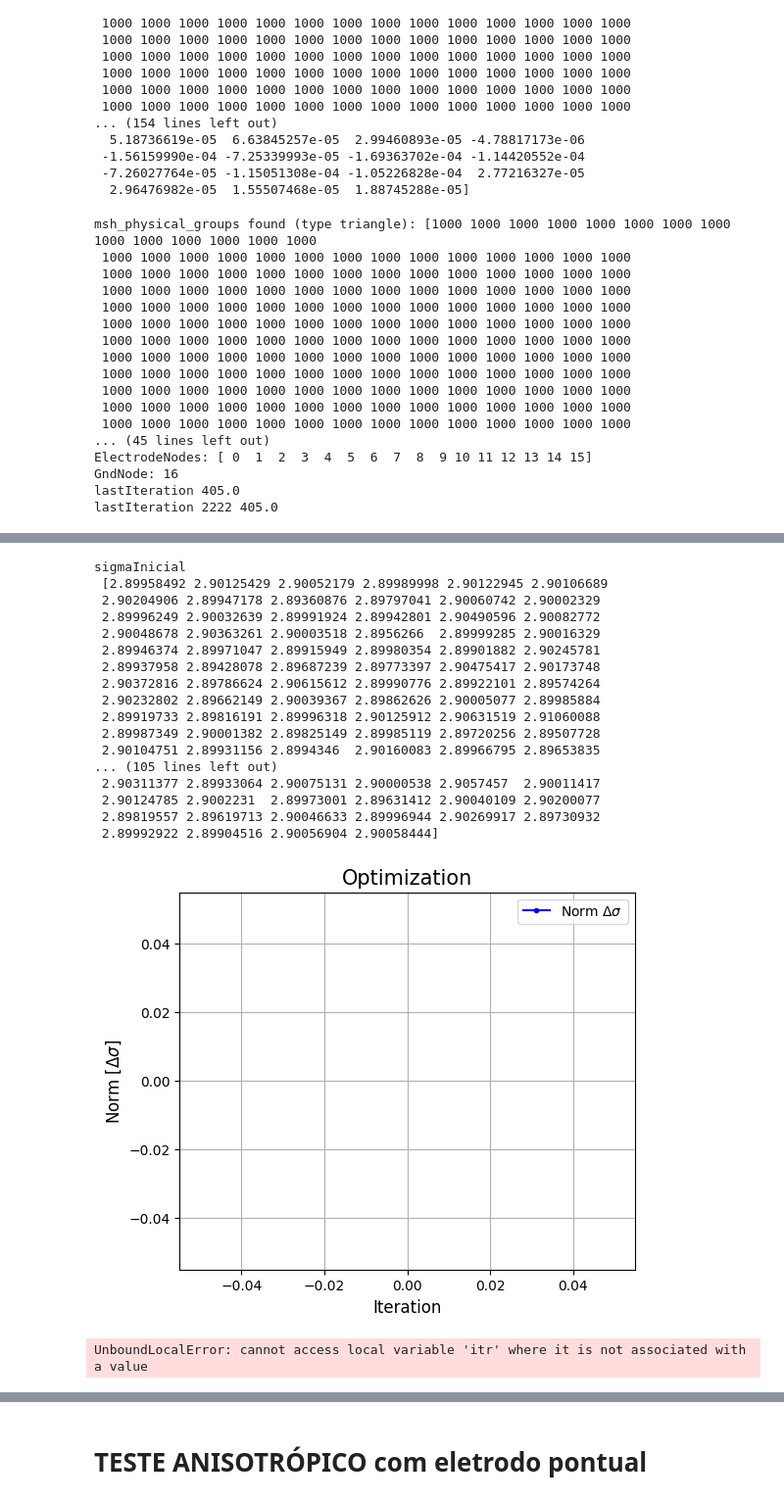
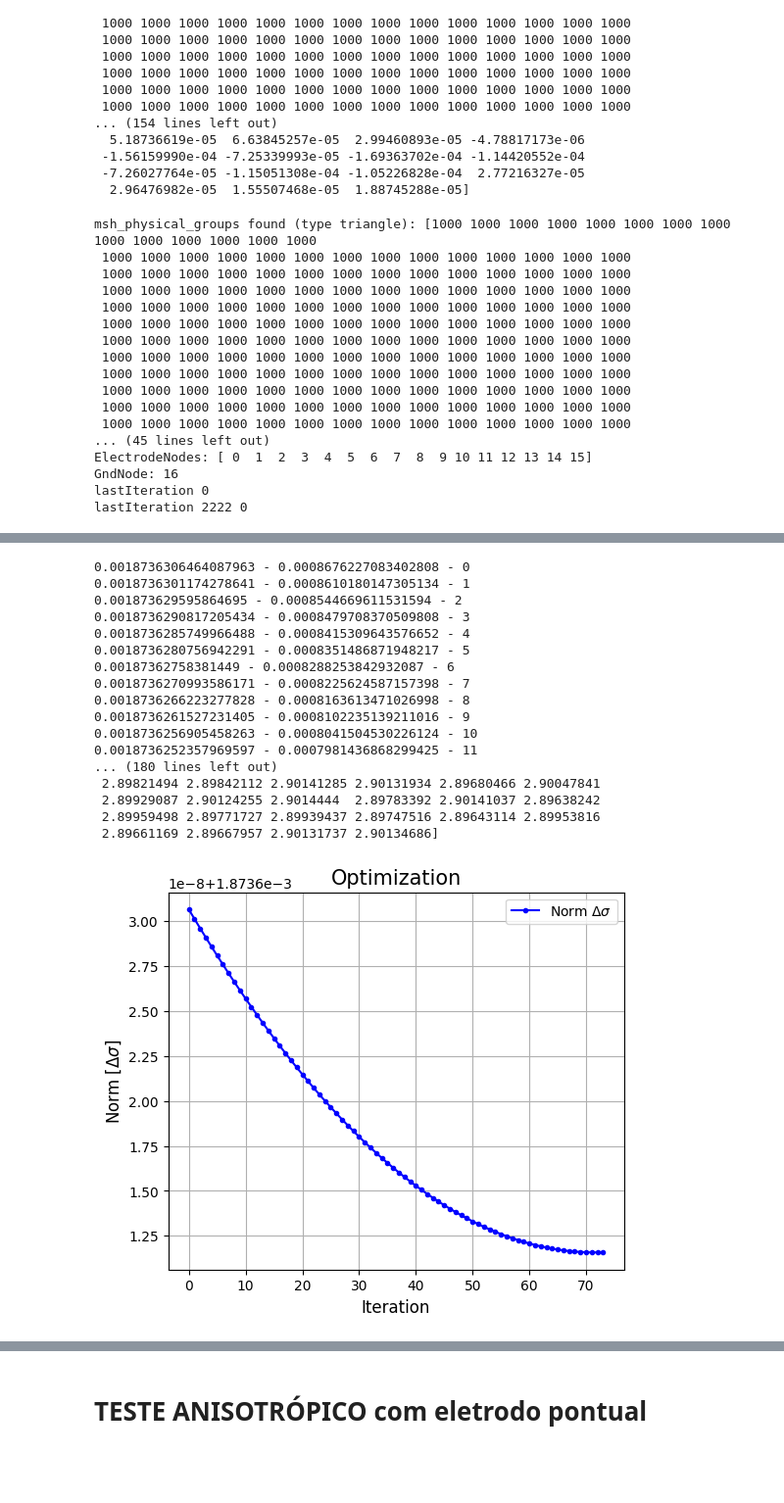
Before and after one commit to rodgraneiro/EIT_2D, a Jupyter notebook: exemplos/biblioteca_Edson/exemplos_biblioteca_Edson.ipynb, the cells around one changed output, grey strips where cells are left out. Shown at 98% size. Saved outputs shown, nothing was run; the diff lists cells and outputs as text; code cells hidden in the pictures; blank space fills up the shorter version.

```diff
--- a/exemplos/biblioteca_Edson/exemplos_biblioteca_Edson.ipynb
+++ b/exemplos/biblioteca_Edson/exemplos_biblioteca_Edson.ipynb
@@ -389,54 +389,53 @@ fwd = forwardProblem.forward_problem(MinhaMalhaBase16, Pcorrente=None, SkipPatte
 #print(f"KGeo: \n{MinhaMalhaBase16.Elements[2].KGeo}")
 #sigma_inicial = np.full(MinhaMalhaPto2.NumberOfElements, 1.0)          # Monta vetor sigma inicial
 #Pcorrente = np.loadtxt("padrao128CC_257b.txt")
-iteration= np.loadtxt("lastIteration.txt")
-#iteration =0
+#iteration= np.loadtxt("lastIteration.txt")
+iteration =0
 print(f'lastIteration {iteration}')
 
 
 sigma_inicial_cont = np.loadtxt("sigma_inicial_cont.txt")
 invProblem_2D = inverseProblem_2D.inverse_problem(MinhaMalhaBase16, Pcorrente=fwd.corrente)
 
 #invProblem_2D.solve(V_measured,initialEstimate=2.9, alpha =0.010,  Lambda = 0.5, max_iter=2, Tol=1.0e-20, iteration=iteration)
-invProblem_2D.solve(V_measured,initialEstimate=sigma_inicial_cont, alpha =0.0010,  Lambda = 1.0e-3, max_iter=50, Tol=1.0e-20, iteration=iteration)
+invProblem_2D.solve(V_measured,initialEstimate=2.9, alpha =0.010,  Lambda = 1.0e-3, max_iter=200, Tol=1.0e-20, iteration=iteration)
 #print('Y_jacobian',invProblem.Y_jacobian)
 # %% [output]
 msh_physical_groups found (type triangle): [1000 1000 1000 1000 1000 1000 1000 1000 1000 1000 1000 1000 1000 1000
  1000 1000 1000 1000 1000 1000 1000 1000 1000 1000 1000 1000 1000 1000
  1000 1000 1000 1000 1000 1000 1000 1000 1000 1000 1000 1000 1000 1000
  1000 1000 1000 1000 1000 1000 1000 1000 1000 1000 1000 1000 1000 1000
  1000 1000 1000 1000 1000 1000 1000 1000 1000 1000 1000 1000 1000 1000
  1000 1000 1000 1000 1000 1000 1000 1000 1000 1000 1000 1000 1000 1000
  1000 1000 1000 1000 1000 1000 1000 1000 1000 1000 1000 1000 1000 1000
  1000 1000 1000 1000 1000 1000 1000 1000 1000 1000 1000 1000 1000 1000
  1000 1000 1000 1000 1000 1000 1000 1000 1000 1000 1000 1000 1000 1000
  1000 1000 1000 1000 1000 1000 1000 1000 1000 1000 1000 1000 1000 1000
  1000 1000 1000 1000 1000 1000 1000 1000 1000 1000 1000 1000 1000 1000
  1000 1000 1000 1000 1000 1000 1000 1000 1000 1000 1000 1000 1000 1000
 ... (45 lines left out)
 ElectrodeNodes: [ 0  1  2  3  4  5  6  7  8  9 10 11 12 13 14 15]
 GndNode: 16
-lastIteration 405.0
-lastIteration 2222 405.0
+lastIteration 0
+lastIteration 2222 0
 [figure]
 [figure]
 [figure]
-sigmaInicial
- [2.89958492 2.90125429 2.90052179 2.89989998 2.90122945 2.90106689
- 2.90204906 2.89947178 2.89360876 2.89797041 2.90060742 2.90002329
- 2.89996249 2.90032639 2.89991924 2.89942801 2.90490596 2.90082772
- 2.90048678 2.90363261 2.90003518 2.8956266  2.89999285 2.90016329
- 2.89946374 2.89971047 2.89915949 2.89980354 2.89901882 2.90245781
- 2.89937958 2.89428078 2.89687239 2.89773397 2.90475417 2.90173748
- 2.90372816 2.89786624 2.90615612 2.89990776 2.89922101 2.89574264
- 2.90232802 2.89662149 2.90039367 2.89862626 2.90005077 2.89985884
- 2.89919733 2.89816191 2.89996318 2.90125912 2.90631519 2.91060088
- 2.89987349 2.90001382 2.89825149 2.89985119 2.89720256 2.89507728
- 2.90104751 2.89931156 2.8994346  2.90160083 2.89966795 2.89653835
-... (105 lines left out)
- 2.90311377 2.89933064 2.90075131 2.90000538 2.9057457  2.90011417
- 2.90124785 2.9002231  2.89973001 2.89631412 2.90040109 2.90200077
- 2.89819557 2.89619713 2.90046633 2.89996944 2.90269917 2.89730932
- 2.89992922 2.89904516 2.90056904 2.90058444]
+0.0018736306464087963 - 0.0008676227083402808 - 0
+0.0018736301174278641 - 0.0008610180147305134 - 1
+0.001873629595864695 - 0.0008544669611531594 - 2
+0.0018736290817205434 - 0.0008479708370509808 - 3
+0.0018736285749966488 - 0.0008415309643576652 - 4
+0.0018736280756942291 - 0.0008351486871948217 - 5
+0.00187362758381449 - 0.0008288253842932087 - 6
+0.0018736270993586171 - 0.0008225624587157398 - 7
+0.0018736266223277828 - 0.0008163613471026998 - 8
+0.0018736261527231405 - 0.0008102235139211016 - 9
+0.0018736256905458263 - 0.0008041504530226124 - 10
+0.0018736252357969597 - 0.0007981436868299425 - 11
+... (180 lines left out)
+ 2.89821494 2.89842112 2.90141285 2.90131934 2.89680466 2.90047841
+ 2.89929087 2.90124255 2.9014444  2.89783392 2.90141037 2.89638242
+ 2.89959498 2.89771727 2.89939437 2.89747516 2.89643114 2.89953816
+ 2.89661169 2.89667957 2.90131737 2.90134686]
-[figure, old version]
+[figure, new version]
-UnboundLocalError: cannot access local variable 'itr' where it is not associated with a value
```
Also changed, not shown: parts of 1 cell of this notebook, 2 other files.
